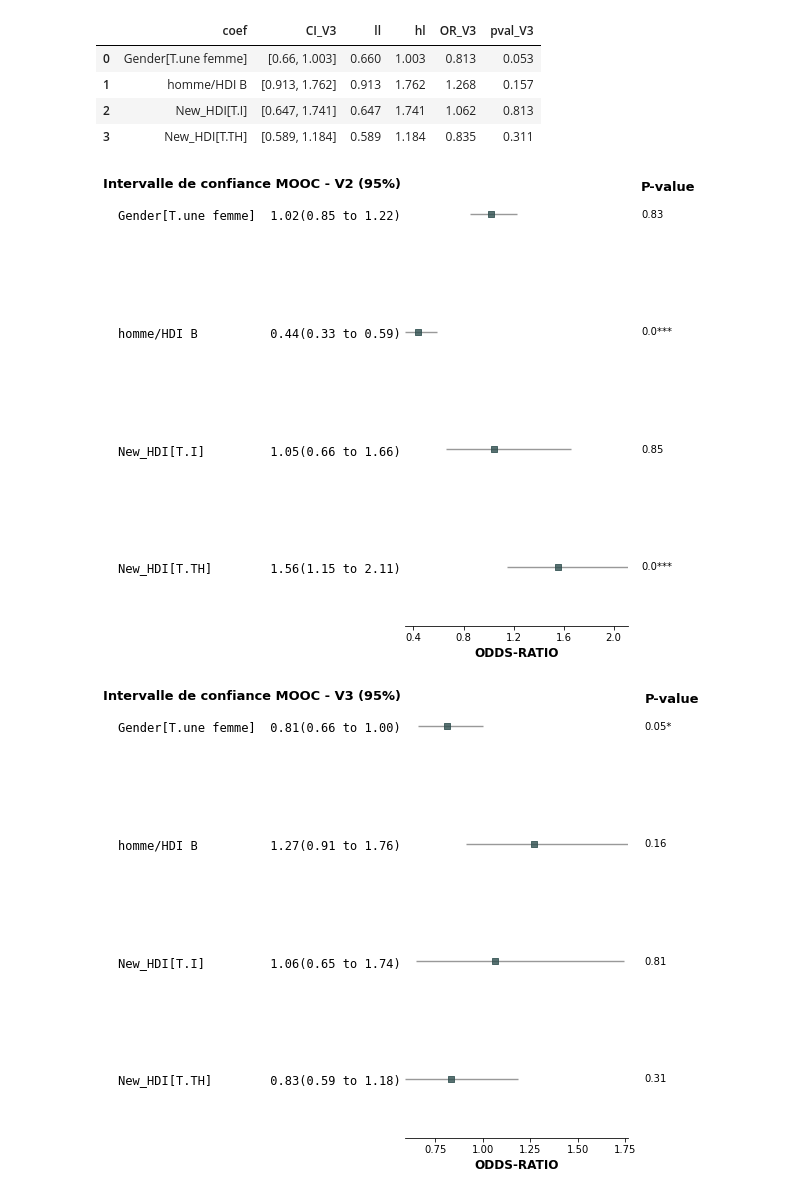
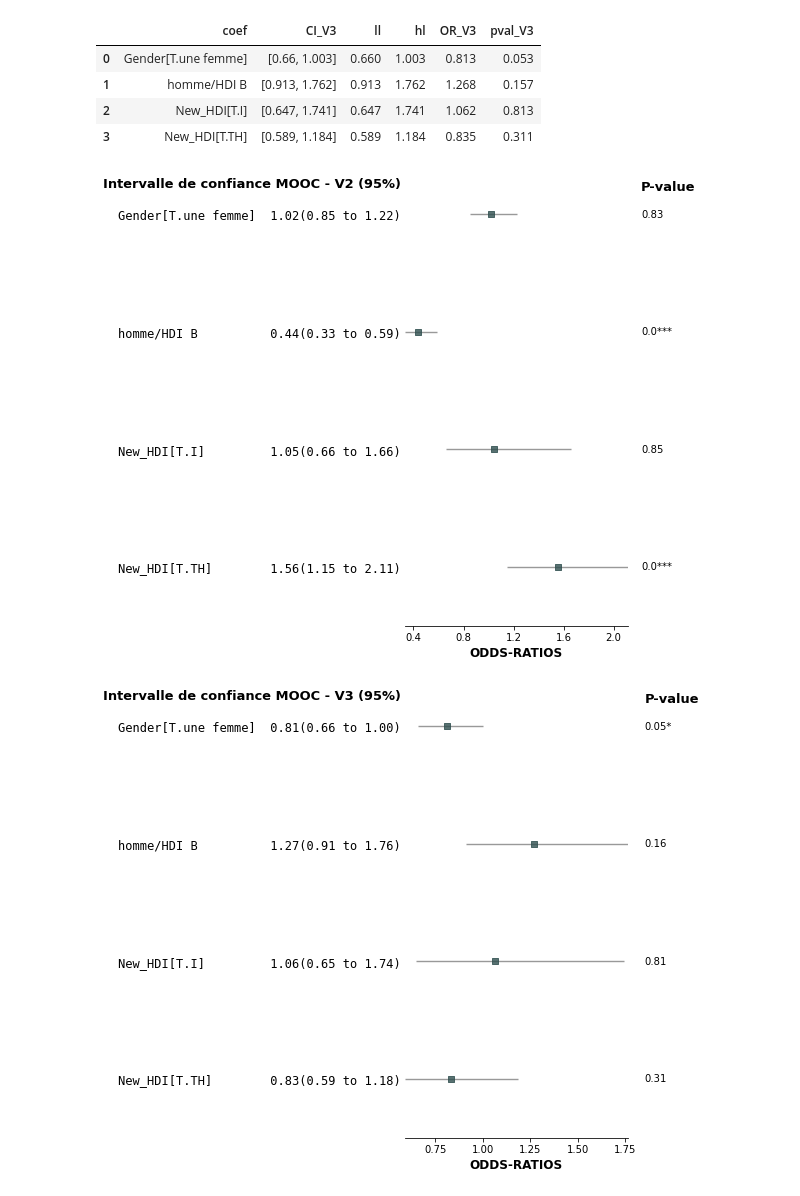
Before and after one commit to smtux/DUDA, a Jupyter notebook: statistique/src/mooc_mertes.ipynb, the cells around one changed output. Drawn from its saved outputs; the diff is of its cells as text; code cells hidden in the pictures.

Commit message:
mise à jour pour le forest plot

```diff
--- a/statistique/src/mooc_mertes.ipynb
+++ b/statistique/src/mooc_mertes.ipynb
@@ -1079,15 +1079,17 @@ forest_v3
 # %%
 fp.forestplot(forest_v2,  # the dataframe with results data
               estimate="OR_V2",  # col containing estimated effect size
               ll="ll", hl="hl",  # columns containing conf. int. lower and higher limits
               varlabel="coef",  # column containing variable label
               pval = "pval_V2",
+              #figsize = (12,16),
               ylabel="Intervalle de confiance MOOC - V2 (95%)",  # y-label title
-              xlabel="ODDS-RATIO",  # x-label title
+              xlabel="ODDS-RATIOS",  # x-label title
               )
+#plt.savefig("../graph/forestplot_v2.png")
 plt.show()
 # %% [output]
-[figure, old version]
+[figure, new version]
 # %%
 fp.forestplot(forest_v3,  # the dataframe with results data
               estimate="OR_V3",  # col containing estimated effect size
@@ -1095,8 +1097,9 @@ fp.forestplot(forest_v3,  # the dataframe with results data
               varlabel="coef",  # column containing variable label
               pval = "pval_V3",
               ylabel="Intervalle de confiance MOOC - V3 (95%)",  # y-label title
-              xlabel="ODDS-RATIO",  # x-label title
+              xlabel="ODDS-RATIOS",  # x-label title
               )
+#plt.savefig("../graph/forestplot_v3.png")
 plt.show()
 # %% [output]
-[figure, old version]
+[figure, new version]
```
Also changed, not shown: 9 other files.
